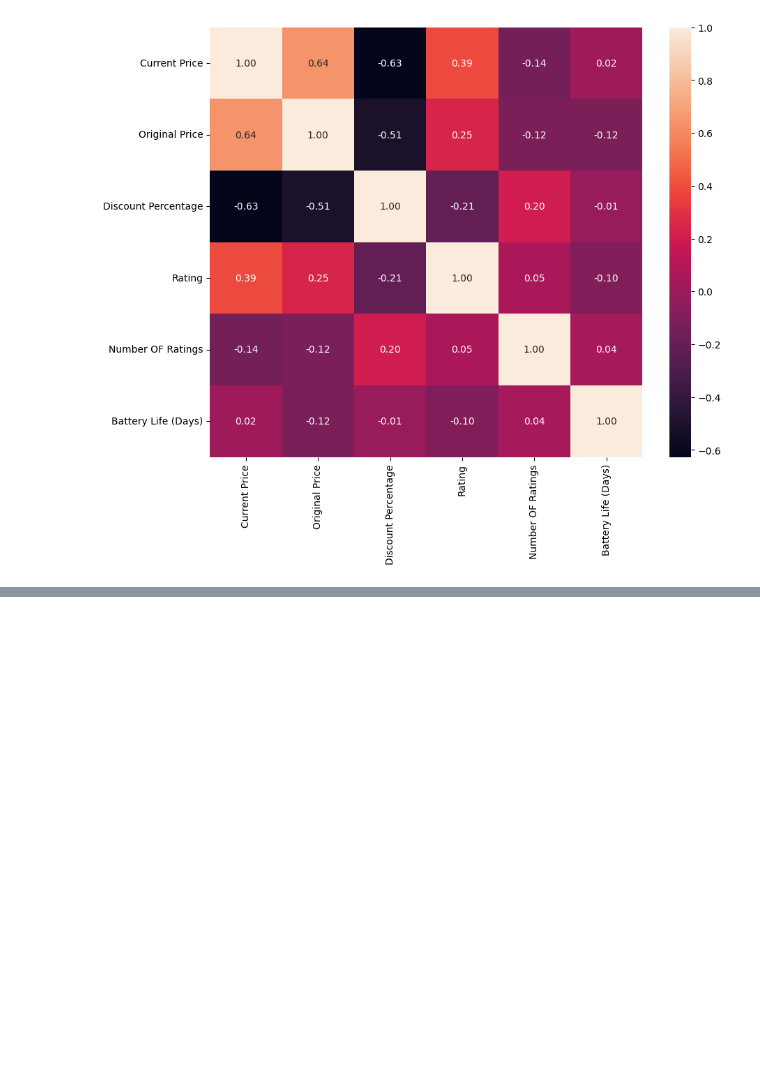
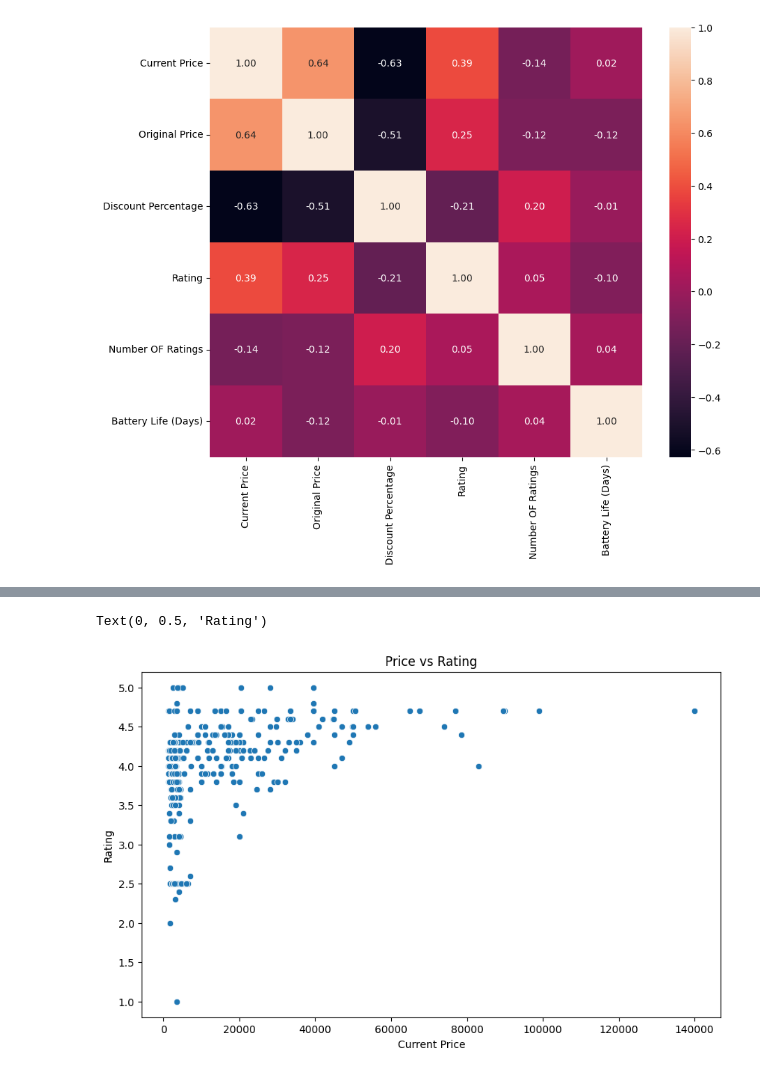
Before and after one commit to ianmuchai/Car_Resale_Data-Data_Science_Project, a Jupyter notebook: Smartwatch_Dataset.ipynb, the cells around one changed output, grey strips where cells are left out. Saved outputs shown, nothing was run; the diff lists cells and outputs as text; code cells hidden in the pictures; blank space fills up the shorter version.

```diff
--- a/Smartwatch_Dataset.ipynb
+++ b/Smartwatch_Dataset.ipynb
@@ -186,0 +207,4 @@ plt.show()
+# %%
+# Price Comparison: Current Price vs Original Price
+data['Discount Amount'] = data['Original Price'] - data['Current Price']
+data['Discount Percentage'] = (data['Discount Amount'] / data['Original Price']) * 100
@@ -186,0 +217,10 @@ plt.show()
+# %%
+# Price vs Rating
+plt.figure(figsize=(10, 6))
+sns.scatterplot(x='Current Price', y='Rating', data=data)
+plt.title('Price vs Rating')
+plt.xlabel('Current Price')
+plt.ylabel('Rating')
+# %% [output]
+Text(0, 0.5, 'Rating')
+[figure, added]
```
Also changed, not shown: parts of 6 cells of this notebook.
